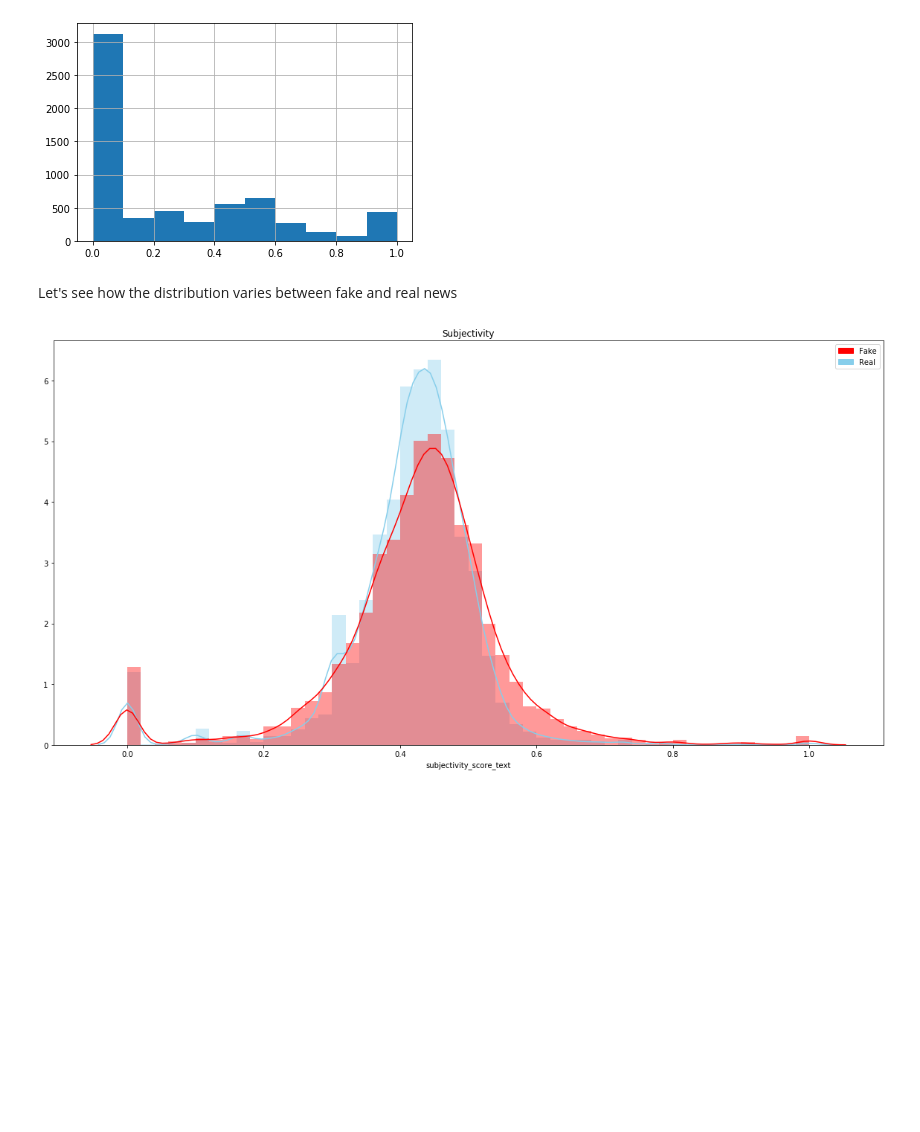
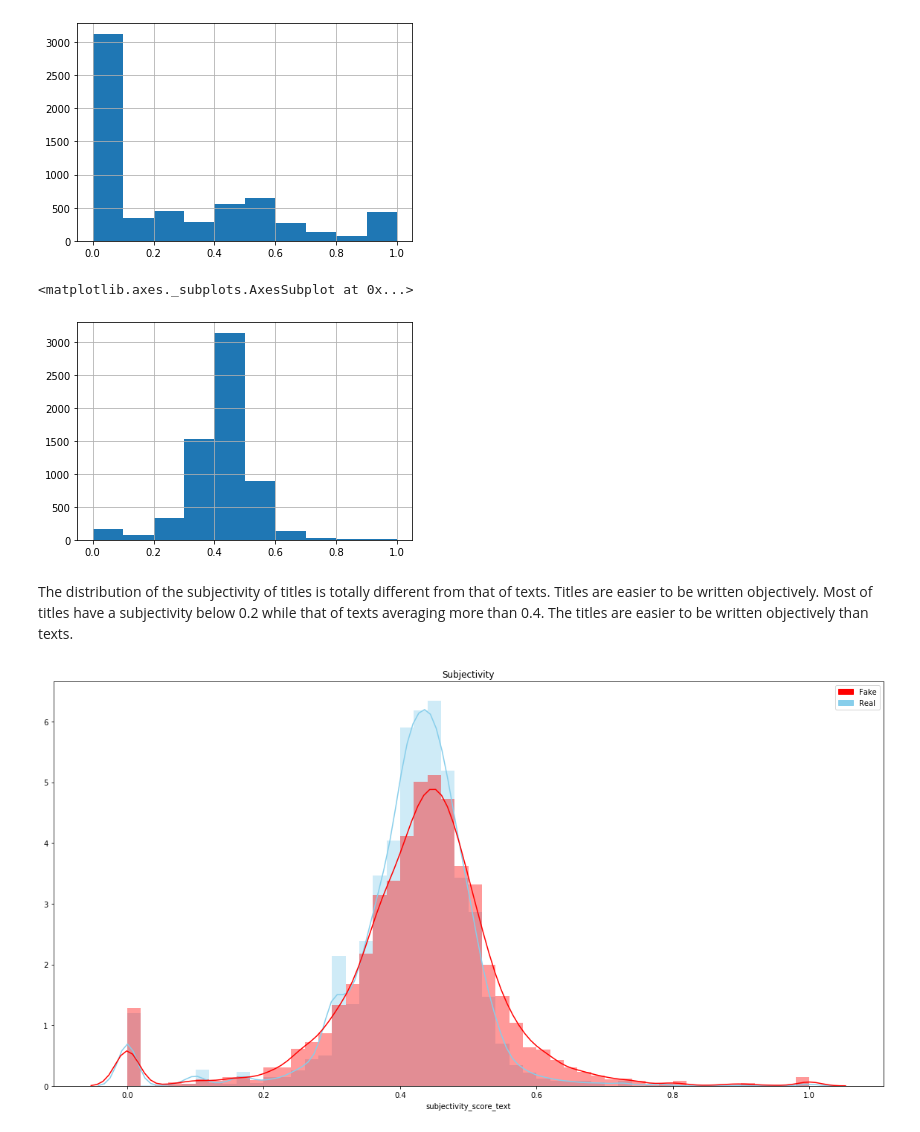
Before and after one commit to Cauchy-1899c/Project-4-LanguageProcessing, a Jupyter notebook: DST assignment 3 Kexi, Kostas, Haimeng, Mateusz_ver_1.1.ipynb, the cells around one changed output. Drawn from its saved outputs; the diff is of its cells as text; code cells hidden in the pictures; blank space fills up the shorter version.

```diff
--- a/DST assignment 3 Kexi, Kostas, Haimeng, Mateusz_ver_1.1.ipynb
+++ b/DST assignment 3 Kexi, Kostas, Haimeng, Mateusz_ver_1.1.ipynb
@@ -487,6 +508,9 @@ news['polarity_score']=news['title'].\
     apply(lambda x: polarity(x))
 news_test['polarity_score']=news_test['title'].\
     apply(lambda x: polarity(x))
+# %%
+news['polarity_score_text']=news['text'].\
+    apply(lambda x: polarity(x))
 # %% [markdown]
 Polarity and subjectivity of the text in Fake News Data.
 # %%
@@ -533,8 +549,15 @@ news['subjectivity_score'].hist()
 # %% [output]
 <matplotlib.axes._subplots.AxesSubplot at 0x...>
 [figure]
-# %% [markdown]
-Let's see how the distribution varies between fake and real news
+# %%
+news['subjectivity_score_text']=news['text'].\
+    apply(lambda x: subjectivity(x))
+news['subjectivity_score_text'].hist()
+# %% [output]
+<matplotlib.axes._subplots.AxesSubplot at 0x...>
+[figure, added]
+# %% [markdown]
+The distribution of the subjectivity of titles is totally different from that of texts. Titles are easier to be written objectively. Most of titles have a subjectivity below 0.2 while that of texts averaging more than 0.4. The titles are easier to be written objectively than texts.
 # %%
 plt.figure(figsize=(20,10))
 red_patch = mpatches.Patch(color='red', label='Fake')
```
Also changed, not shown: parts of 21 cells of this notebook.
